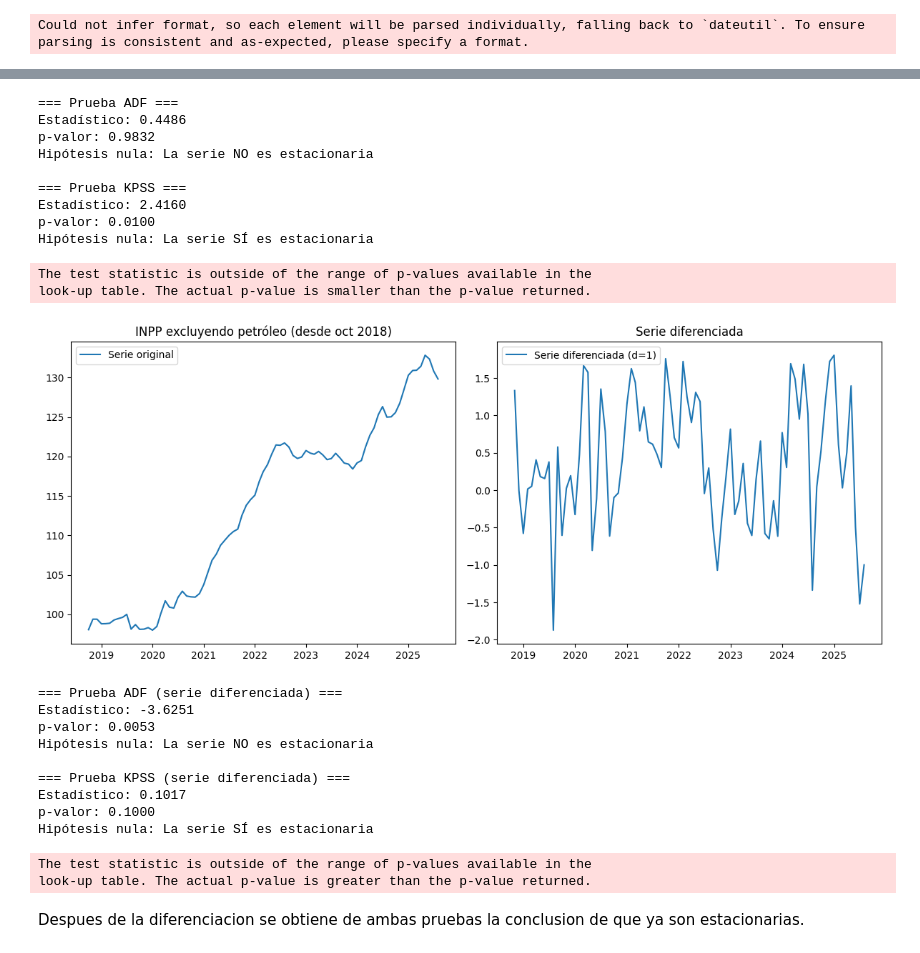
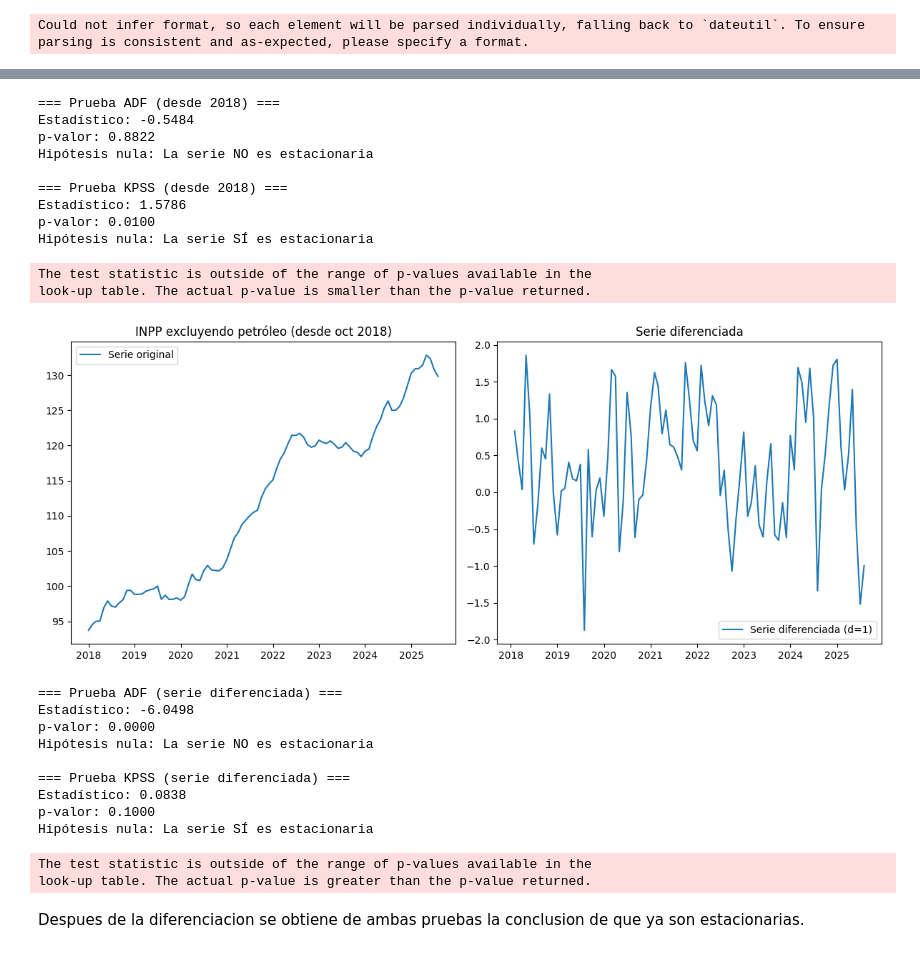
Before and after one commit to Marigago/-ndice-Nacional-de-Precios-al-Consumidor-, a Jupyter notebook: equipo2.ipynb, the cells around one changed output, grey strips where cells are left out. Saved outputs shown, nothing was run; the diff lists cells and outputs as text; code cells hidden in the pictures.

```diff
--- a/equipo2.ipynb
+++ b/equipo2.ipynb
@@ -143,25 +138,29 @@ Resumen STL
 # %%
+
+# Suponiendo que y es un pandas.Series con índice datetime
+y_2018 = y[y.index >= "2018-01-01"]
+
 # Prueba ADF (Augmented Dickey-Fuller)
-adf_result = adfuller(y)
-print("=== Prueba ADF ===")
+adf_result = adfuller(y_2018)
+print("=== Prueba ADF (desde 2018) ===")
 print(f"Estadístico: {adf_result[0]:.4f}")
 print(f"p-valor: {adf_result[1]:.4f}")
 print("Hipótesis nula: La serie NO es estacionaria")
 
 # Prueba KPSS
-kpss_result = kpss(y, regression="c", nlags="auto")
-print("\n=== Prueba KPSS ===")
+kpss_result = kpss(y_2018, regression="c", nlags="auto")
+print("\n=== Prueba KPSS (desde 2018) ===")
 print(f"Estadístico: {kpss_result[0]:.4f}")
 print(f"p-valor: {kpss_result[1]:.4f}")
 print("Hipótesis nula: La serie SÍ es estacionaria")
 # %% [output]
-=== Prueba ADF ===
-Estadístico: 0.4486
-p-valor: 0.9832
+=== Prueba ADF (desde 2018) ===
+Estadístico: -0.5484
+p-valor: 0.8822
 Hipótesis nula: La serie NO es estacionaria
 
-=== Prueba KPSS ===
-Estadístico: 2.4160
+=== Prueba KPSS (desde 2018) ===
+Estadístico: 1.5786
 p-valor: 0.0100
 Hipótesis nula: La serie SÍ es estacionaria
 The test statistic is outside of the range of p-values available in the
@@ -174,47 +173,47 @@ import matplotlib.pyplot as plt
 
 # 1) Filtrar desde octubre 2018
 y = df["valor"].copy().sort_index()
-y = y[y.index >= "2018-10-01"]
+y = y[y.index >= "2018-01-01"]
 
 # 2) Diferenciación de primer orden
 y_diff = y.diff().dropna()
 
 # 3) Graficar comparación antes/después
 plt.figure(figsize=(12,5))
 plt.subplot(1,2,1)
 plt.plot(y, label="Serie original")
 plt.title("INPP excluyendo petróleo (desde oct 2018)")
 plt.legend()
 
 plt.subplot(1,2,2)
 plt.plot(y_diff, label="Serie diferenciada (d=1)")
 plt.title("Serie diferenciada")
 plt.legend()
 plt.tight_layout()
 plt.show()
 
 # 4) Prueba ADF
 adf_result = adfuller(y_diff)
 print("=== Prueba ADF (serie diferenciada) ===")
 print(f"Estadístico: {adf_result[0]:.4f}")
 print(f"p-valor: {adf_result[1]:.4f}")
 print("Hipótesis nula: La serie NO es estacionaria")
 
 # 5) Prueba KPSS
 kpss_result = kpss(y_diff, regression="c", nlags="auto")
 print("\n=== Prueba KPSS (serie diferenciada) ===")
 print(f"Estadístico: {kpss_result[0]:.4f}")
 print(f"p-valor: {kpss_result[1]:.4f}")
 print("Hipótesis nula: La serie SÍ es estacionaria")
 # %% [output]
-[figure, old version]
+[figure, new version]
 === Prueba ADF (serie diferenciada) ===
-Estadístico: -3.6251
-p-valor: 0.0053
+Estadístico: -6.0498
+p-valor: 0.0000
 Hipótesis nula: La serie NO es estacionaria
 
 === Prueba KPSS (serie diferenciada) ===
-Estadístico: 0.1017
+Estadístico: 0.0838
 p-valor: 0.1000
 Hipótesis nula: La serie SÍ es estacionaria
 The test statistic is outside of the range of p-values available in the
```
Also changed, not shown: parts of 3 cells of this notebook.
